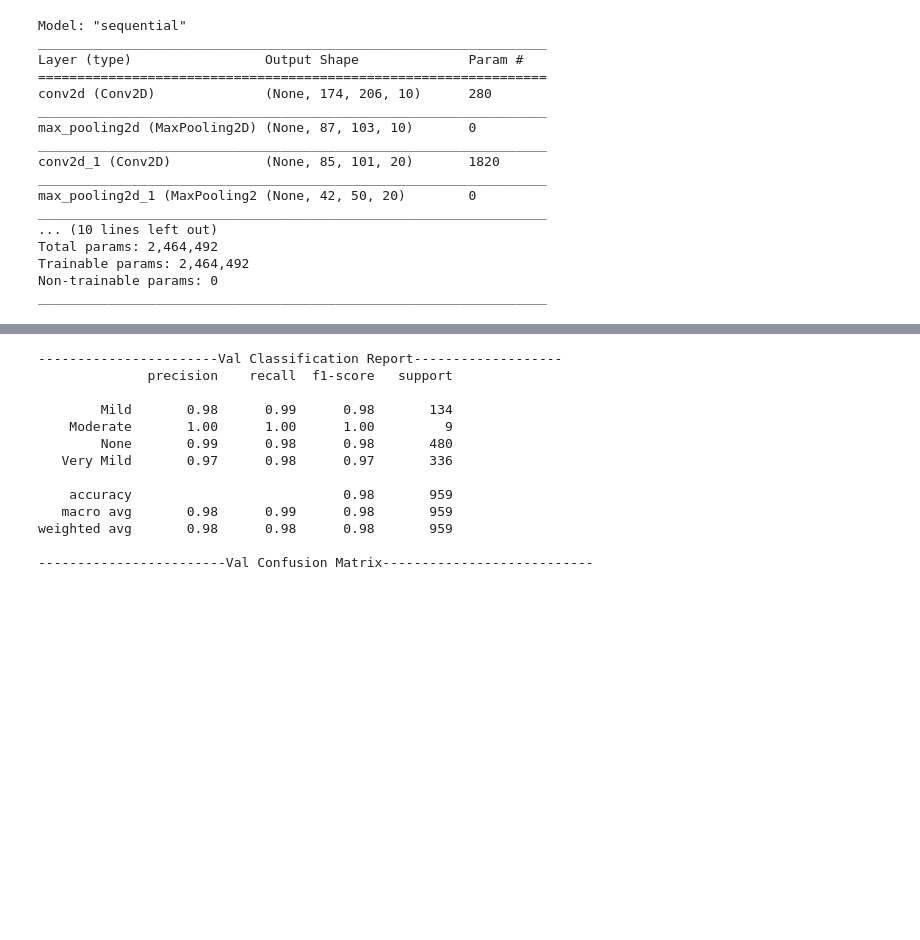
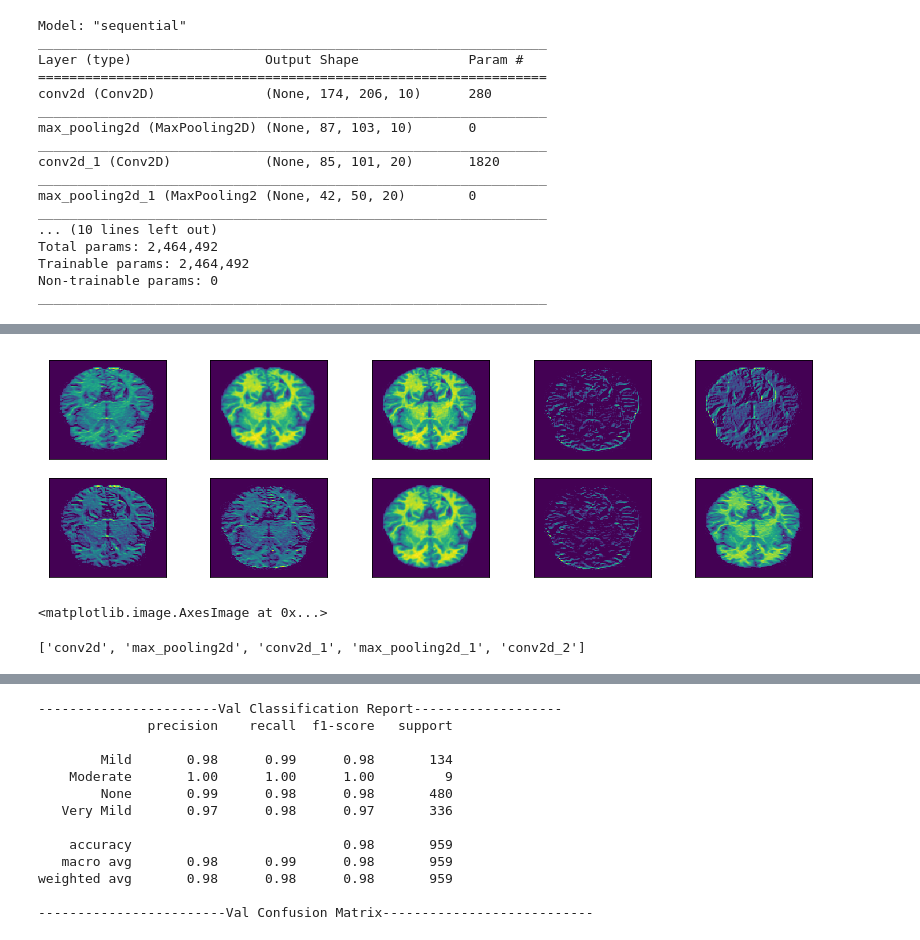
Before and after one commit to howen7/Alzeimers, a Jupyter notebook: notebooks/exploratory/Final_model.ipynb, the cells around one changed output, grey strips where cells are left out. Saved outputs shown, nothing was run; the diff lists cells and outputs as text; code cells hidden in the pictures; blank space fills up the shorter version.

```diff
--- a/notebooks/exploratory/Final_model.ipynb
+++ b/notebooks/exploratory/Final_model.ipynb
@@ -101,0 +135,22 @@ _________________________________________________________________
+# %%
+# All the different channels of the first imput layer.
+fig, axes = plt.subplots(2, 5, figsize=(14,4))
+for i in range(9):
+    row = i//5
+    column = i%5
+    ax = axes[row, column]
+    first_layer_activation = activations[0]
+    ax.matshow(first_layer_activation[0, :, :, i], cmap='viridis')
+    ax.set_xticks([])
+    ax.set_yticks([])
+# %% [output]
+[figure, added]
+# %%
+cur_layer = activations[1]
+ax.matshow(cur_layer[0, :, :, 9], cmap='viridis')
+# %% [output]
+<matplotlib.image.AxesImage at 0x...>
+# %%
+layer_names
+# %% [output]
+['conv2d', 'max_pooling2d', 'conv2d_1', 'max_pooling2d_1', 'conv2d_2']
```
Also changed, not shown: parts of 7 cells of this notebook.
